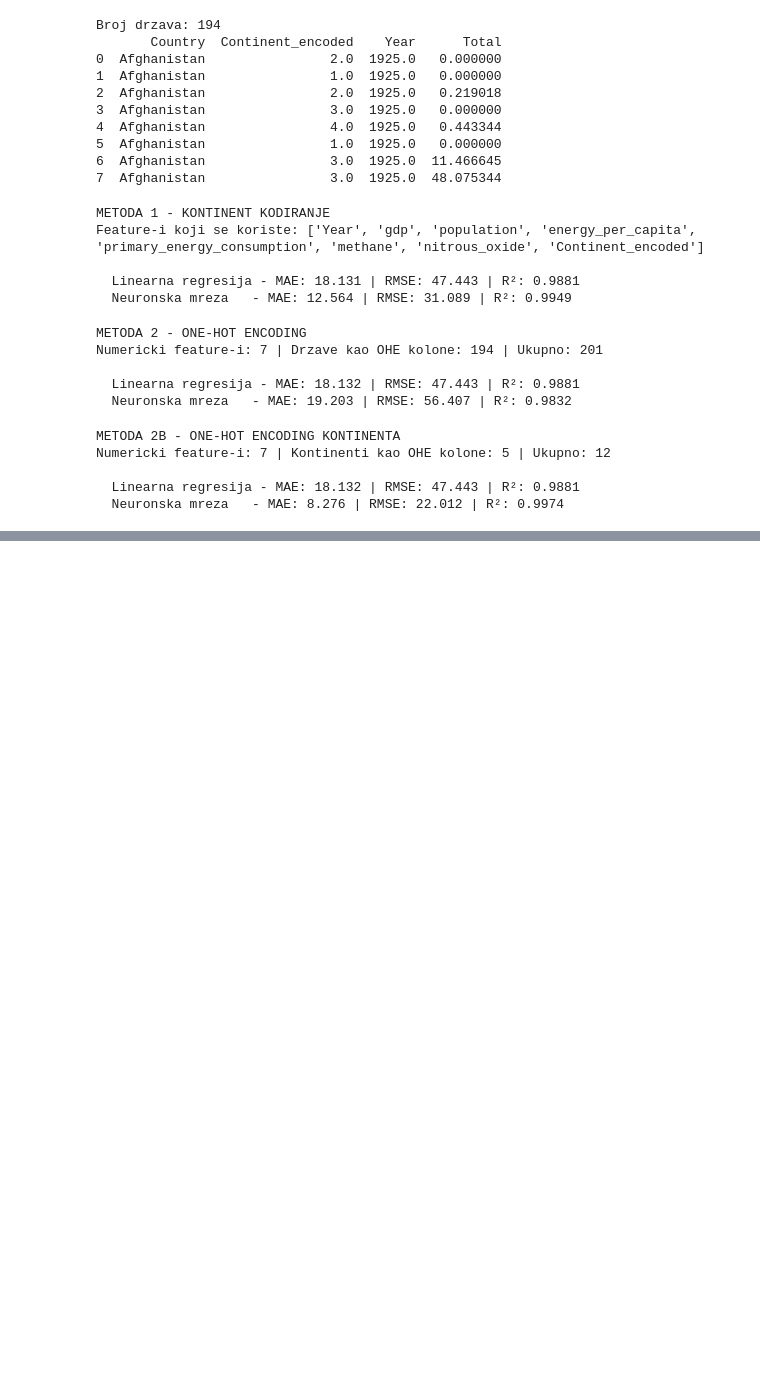
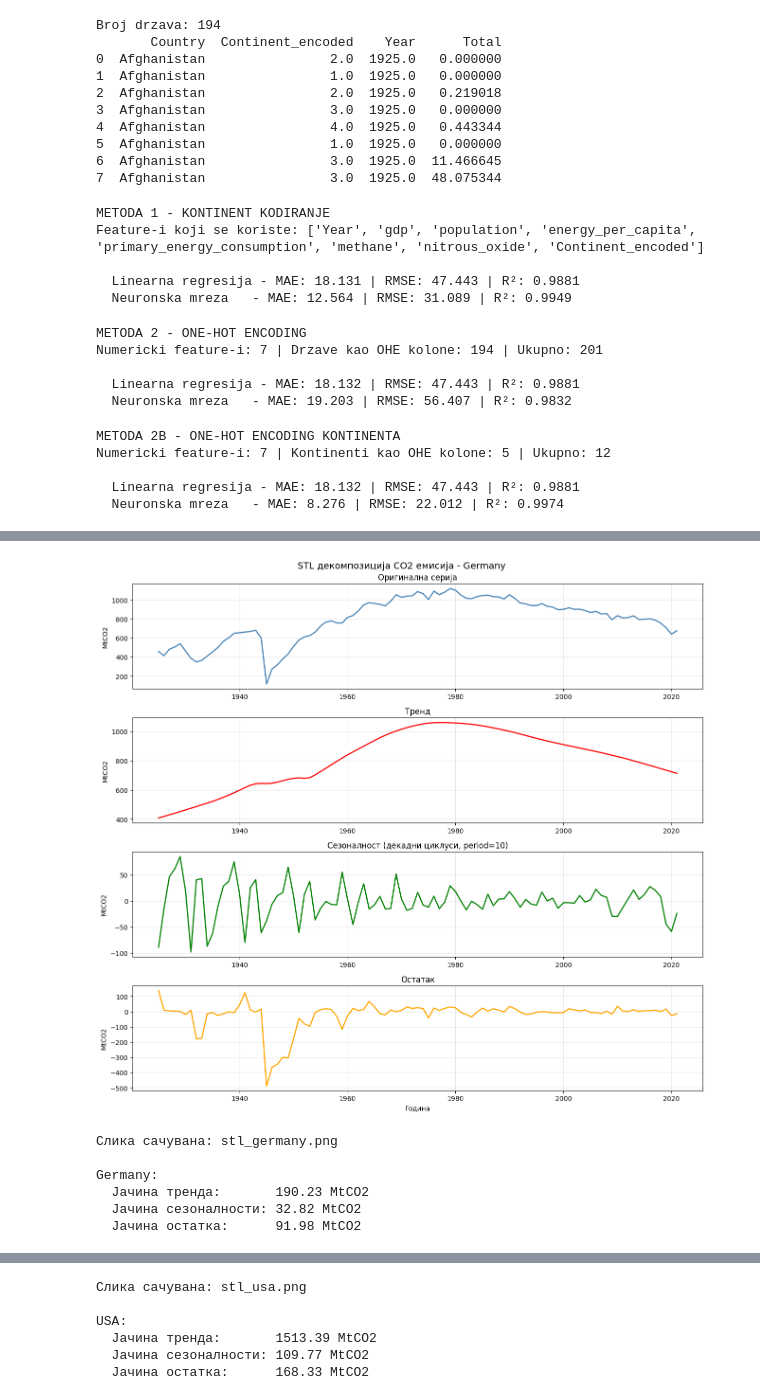
Before and after one commit to tamaracvijan/zagadjenje-vazduha, a Jupyter notebook: analiza1.ipynb, the cells around one changed output, grey strips where cells are left out. Cells and saved outputs as stored; diff of their text form; code cells hidden in the pictures; blank space fills up the shorter version.

```diff
--- a/analiza1.ipynb
+++ b/analiza1.ipynb
@@ -632,8 +632,8 @@ dtype: int64
 df_variant3 = df_base.select_dtypes(include='number').copy()
 
 imputer_v3 = IterativeImputer(
-    estimator=RandomForestRegressor(n_estimators=100, random_state=42, n_jobs=-1),
-    max_iter=10,
+    estimator=RandomForestRegressor(n_estimators=30, random_state=42, n_jobs=-1),
+    max_iter=3,
     random_state=42
 )
 
@@ -1853,0 +2222,68 @@ Genetski algoritam  9.566 23.871 0.9970
+# %%
+# STL ДЕКОМПОЗИЦИЈА ВРЕМЕНСКИХ СЕРИЈА
+
+from statsmodels.tsa.seasonal import STL
+
+drzave_stl = ['Germany', 'USA', 'China', 'Serbia']
+
+rezultati_stl = {}
+
+for drzava in drzave_stl:
+    serija = df_ts[df_ts['Country'] == drzava].sort_values('Year')
+    co2 = serija['Total'].values
+    years = serija['Year'].values.astype(int)
+
+    # STL декомпозиција (period=10 - декадни циклуси)
+    stl = STL(co2, period=10, robust=True)
+    result = stl.fit()
+
+    rezultati_stl[drzava] = {
+        'trend':    result.trend,
+        'seasonal': result.seasonal,
+        'residual': result.resid,
+        'years':    years
+    }
+
+    # Засебна слика за сваку државу
+    fig, axes = plt.subplots(4, 1, figsize=(13, 12))
+    fig.suptitle(f"STL декомпозиција CO2 емисија - {drzava}", fontsize=14)
+
+    axes[0].plot(years, co2, color='steelblue', linewidth=1.8)
+    axes[0].set_title('Оригинална серија')
+    axes[0].set_ylabel('MtCO2')
+    axes[0].grid(True, alpha=0.3)
+
+    axes[1].plot(years, result.trend, color='red', linewidth=1.8)
+    axes[1].set_title('Тренд')
+    axes[1].set_ylabel('MtCO2')
+    axes[1].grid(True, alpha=0.3)
+
+    axes[2].plot(years, result.seasonal, color='green', linewidth=1.8)
+    axes[2].set_title('Сезоналност (декадни циклуси, period=10)')
+    axes[2].set_ylabel('MtCO2')
+    axes[2].grid(True, alpha=0.3)
+
+    axes[3].plot(years, result.resid, color='orange', linewidth=1.8)
+    axes[3].set_title('Остатак')
+    axes[3].set_ylabel('MtCO2')
+    axes[3].set_xlabel('Година')
+    axes[3].grid(True, alpha=0.3)
+
+    plt.tight_layout()
+    naziv = f"stl_{drzava.lower().replace(' ', '_')}.png"
+    plt.savefig(naziv, dpi=150, bbox_inches='tight')
+    plt.show()
+    print(f"Слика сачувана: {naziv}")
+
+    print(f"\n{drzava}:")
+    print(f"  Јачина тренда:       {result.trend.std():.2f} MtCO2")
+    print(f"  Јачина сезоналности: {result.seasonal.std():.2f} MtCO2")
+    print(f"  Јачина остатка:      {result.resid.std():.2f} MtCO2")
+# %% [output]
+[figure, added]
+Слика сачувана: stl_germany.png
+
+Germany:
+  Јачина тренда:       190.23 MtCO2
+  Јачина сезоналности: 32.82 MtCO2
+  Јачина остатка:      91.98 MtCO2
@@ -1853,0 +2291,6 @@ Genetski algoritam  9.566 23.871 0.9970
+Слика сачувана: stl_usa.png
+
+USA:
+  Јачина тренда:       1513.39 MtCO2
+  Јачина сезоналности: 109.77 MtCO2
+  Јачина остатка:      168.33 MtCO2
```
Also changed, not shown: parts of 29 cells of this notebook.
